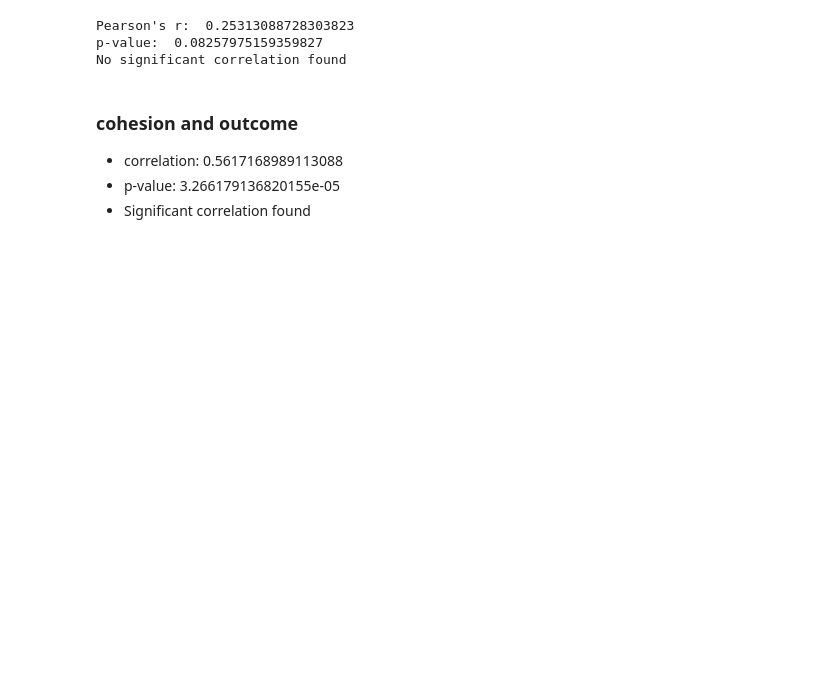
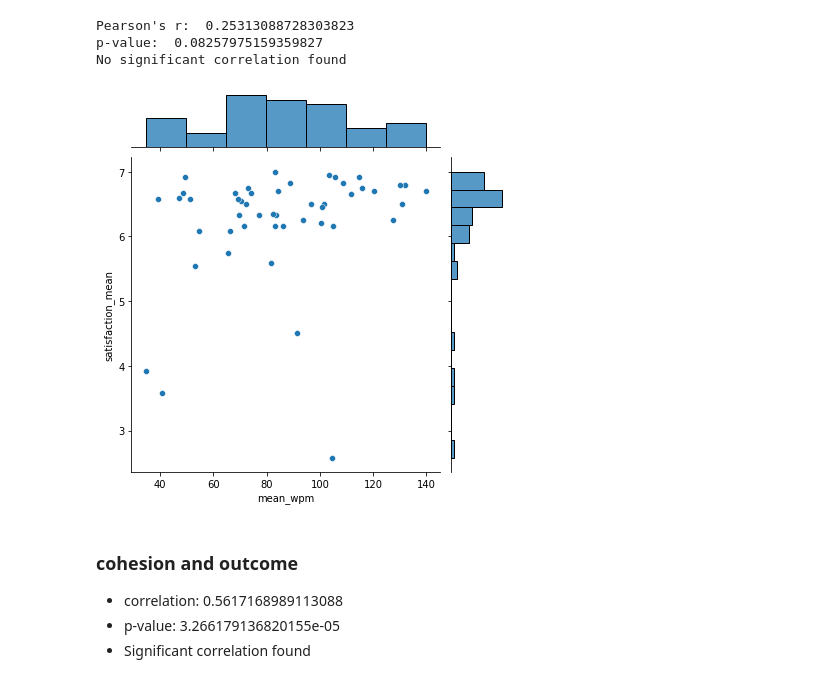
Before and after one commit to evelyntan/scripts, a Jupyter notebook: analysing-relationships-between-variables.ipynb, the cells around one changed output. Saved outputs shown, nothing was run; the diff lists cells and outputs as text; code cells hidden in the pictures; blank space fills up the shorter version.

Commit message:
wrote new scripts to analyse relationships
between communication (wpm), cohesion, satisfaction and performance (match outcome)

```diff
--- a/analysing-relationships-between-variables.ipynb
+++ b/analysing-relationships-between-variables.ipynb
@@ -108,6 +118,14 @@ else:
 Pearson's r:  0.25313088728303823
 p-value:  0.08257975159359827
 No significant correlation found
+# %%
+# relationship between mean wpm and outcome
+ax1 = sns.jointplot(data = full_summary_stats_df, x = "mean_wpm", y = "satisfaction_mean")
+#ax1.set(xlabel = "mean Words per minute", ylabel = "mean Kills per minute")
+
+plt.savefig('../graphs/wpm_satisfcation_jointplot.png')
+# %% [output]
+[figure, added]
 # %% [markdown]
 ### cohesion and outcome
 
```
Also changed, not shown: parts of 4 cells of this notebook, 1 other file.
